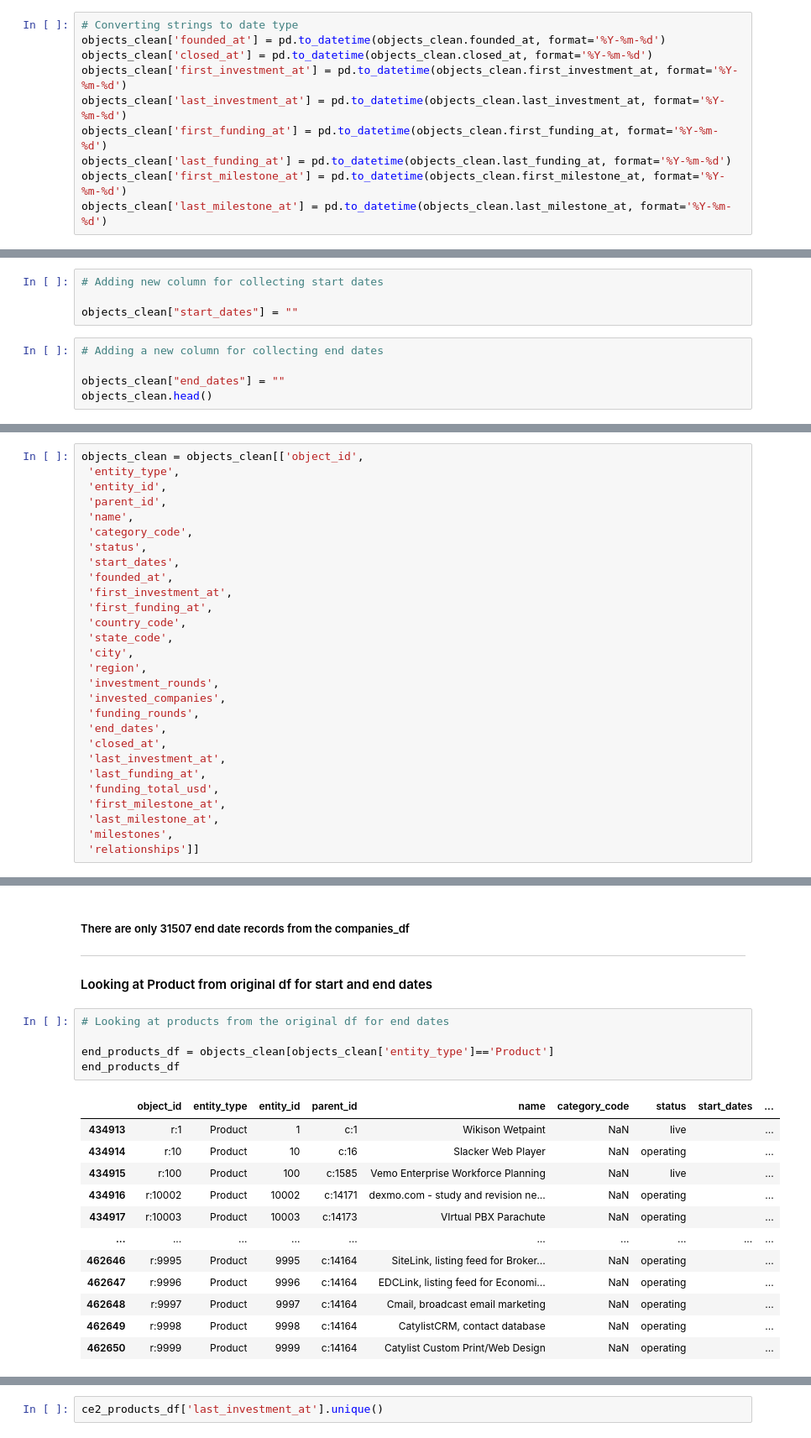
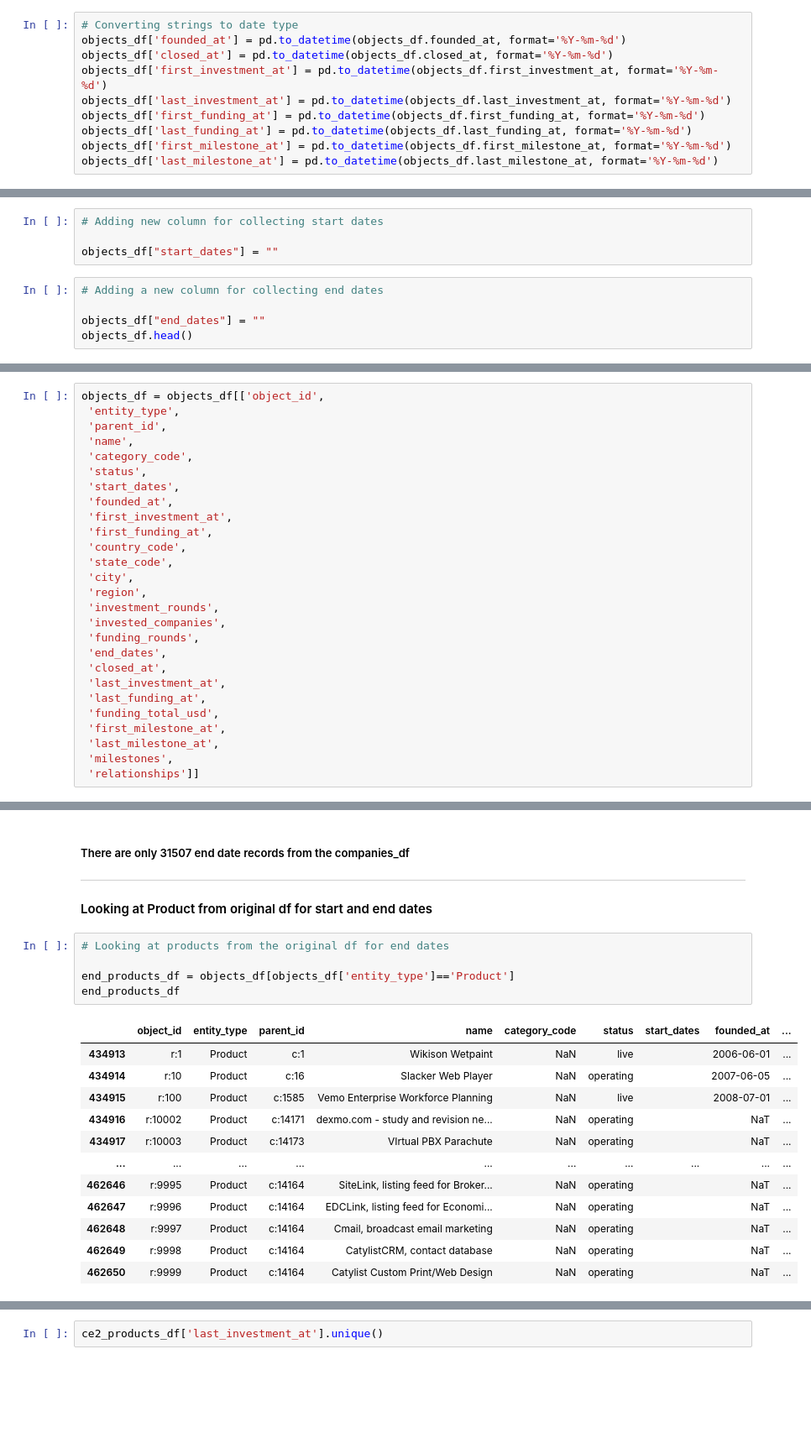
Before and after one commit to PaulIsenberg/FWIP_Venture, a Jupyter notebook: transform_end_date.ipynb, the cells around one changed output, grey strips where cells are left out. Shown at 84% size. Cells and saved outputs as stored; diff of their text form; blank space fills up the shorter version.

```diff
--- a/transform_end_date.ipynb
+++ b/transform_end_date.ipynb
@@ -124,12 +124,12 @@ objects_df.head()
 ##### Converting date columns into date format
 # %%
 # Converting strings to date type
-objects_clean['founded_at'] = pd.to_datetime(objects_clean.founded_at, format='%Y-%m-%d')
-objects_clean['closed_at'] = pd.to_datetime(objects_clean.closed_at, format='%Y-%m-%d')
-objects_clean['first_investment_at'] = pd.to_datetime(objects_clean.first_investment_at, format='%Y-%m-%d')
-objects_clean['last_investment_at'] = pd.to_datetime(objects_clean.last_investment_at, format='%Y-%m-%d')
-objects_clean['first_funding_at'] = pd.to_datetime(objects_clean.first_funding_at, format='%Y-%m-%d')
-objects_clean['last_funding_at'] = pd.to_datetime(objects_clean.last_funding_at, format='%Y-%m-%d')
-objects_clean['first_milestone_at'] = pd.to_datetime(objects_clean.first_milestone_at, format='%Y-%m-%d')
-objects_clean['last_milestone_at'] = pd.to_datetime(objects_clean.last_milestone_at, format='%Y-%m-%d')
+objects_df['founded_at'] = pd.to_datetime(objects_df.founded_at, format='%Y-%m-%d')
+objects_df['closed_at'] = pd.to_datetime(objects_df.closed_at, format='%Y-%m-%d')
+objects_df['first_investment_at'] = pd.to_datetime(objects_df.first_investment_at, format='%Y-%m-%d')
+objects_df['last_investment_at'] = pd.to_datetime(objects_df.last_investment_at, format='%Y-%m-%d')
+objects_df['first_funding_at'] = pd.to_datetime(objects_df.first_funding_at, format='%Y-%m-%d')
+objects_df['last_funding_at'] = pd.to_datetime(objects_df.last_funding_at, format='%Y-%m-%d')
+objects_df['first_milestone_at'] = pd.to_datetime(objects_df.first_milestone_at, format='%Y-%m-%d')
+objects_df['last_milestone_at'] = pd.to_datetime(objects_df.last_milestone_at, format='%Y-%m-%d')
 # %%
@@ -176,10 +176,10 @@ objects_clean.columns.to_list()
 # %%
 # Adding new column for collecting start dates
 
-objects_clean["start_dates"] = ""
+objects_df["start_dates"] = ""
 # %%
 # Adding a new column for collecting end dates
 
-objects_clean["end_dates"] = ""
-objects_clean.head()
+objects_df["end_dates"] = ""
+objects_df.head()
 # %% [output]
@@ -192,8 +192,7 @@ objects_clean.head()
 5 rows × 27 columns
 # %%
-objects_clean = objects_clean[['object_id',
+objects_df = objects_df[['object_id',
  'entity_type',
- 'entity_id',
  'parent_id',
  'name',
  'category_code',
@@ -361,18 +345,18 @@ cleaned_companies_df[cleaned_companies_df['end_dates'].notna()]
 # %%
 # Looking at products from the original df for end dates
 
-end_products_df = objects_clean[objects_clean['entity_type']=='Product']
+end_products_df = objects_df[objects_df['entity_type']=='Product']
 end_products_df
 # %% [output]
-|  | object_id | entity_type | entity_id | parent_id | name | category_code | status | start_dates | ... |
-| 434913 | r:1 | Product | 1 | c:1 | Wikison Wetpaint | NaN | live |  | ... |
-| 434914 | r:10 | Product | 10 | c:16 | Slacker Web Player | NaN | operating |  | ... |
-| 434915 | r:100 | Product | 100 | c:1585 | Vemo Enterprise Workforce Planning | NaN | live |  | ... |
-| 434916 | r:10002 | Product | 10002 | c:14171 | dexmo.com - study and revision ne... | NaN | operating |  | ... |
-| 434917 | r:10003 | Product | 10003 | c:14173 | VIrtual PBX Parachute | NaN | operating |  | ... |
+|  | object_id | entity_type | parent_id | name | category_code | status | start_dates | founded_at | ... |
+| 434913 | r:1 | Product | c:1 | Wikison Wetpaint | NaN | live |  | 2006-06-01 | ... |
+| 434914 | r:10 | Product | c:16 | Slacker Web Player | NaN | operating |  | 2007-06-05 | ... |
+| 434915 | r:100 | Product | c:1585 | Vemo Enterprise Workforce Planning | NaN | live |  | 2008-07-01 | ... |
+| 434916 | r:10002 | Product | c:14171 | dexmo.com - study and revision ne... | NaN | operating |  | NaT | ... |
+| 434917 | r:10003 | Product | c:14173 | VIrtual PBX Parachute | NaN | operating |  | NaT | ... |
 | ... | ... | ... | ... | ... | ... | ... | ... | ... | ... |
-| 462646 | r:9995 | Product | 9995 | c:14164 | SiteLink, listing feed for Broker... | NaN | operating |  | ... |
-| 462647 | r:9996 | Product | 9996 | c:14164 | EDCLink, listing feed for Economi... | NaN | operating |  | ... |
-| 462648 | r:9997 | Product | 9997 | c:14164 | Cmail, broadcast email marketing | NaN | operating |  | ... |
-| 462649 | r:9998 | Product | 9998 | c:14164 | CatylistCRM, contact database | NaN | operating |  | ... |
-| 462650 | r:9999 | Product | 9999 | c:14164 | Catylist Custom Print/Web Design | NaN | operating |  | ... |
+| 462646 | r:9995 | Product | c:14164 | SiteLink, listing feed for Broker... | NaN | operating |  | NaT | ... |
+| 462647 | r:9996 | Product | c:14164 | EDCLink, listing feed for Economi... | NaN | operating |  | NaT | ... |
+| 462648 | r:9997 | Product | c:14164 | Cmail, broadcast email marketing | NaN | operating |  | NaT | ... |
+| 462649 | r:9998 | Product | c:14164 | CatylistCRM, contact database | NaN | operating |  | NaT | ... |
+| 462650 | r:9999 | Product | c:14164 | Catylist Custom Print/Web Design | NaN | operating |  | NaT | ... |
```
Also changed, not shown: parts of 24 cells of this notebook.
